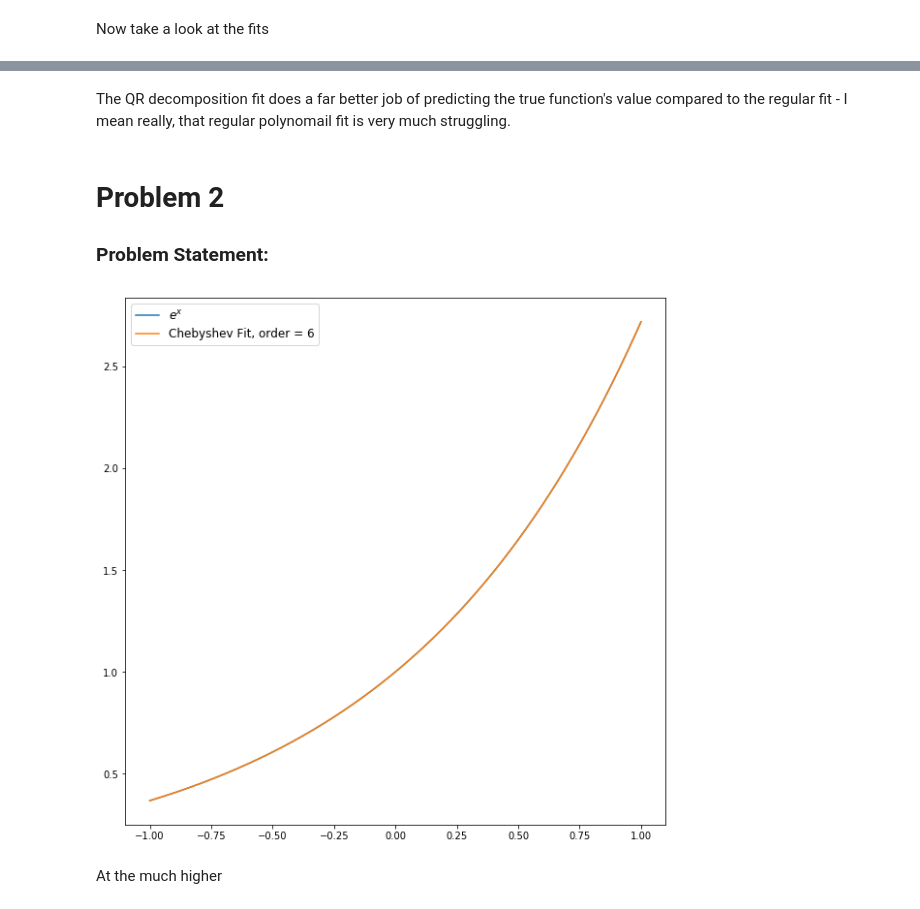
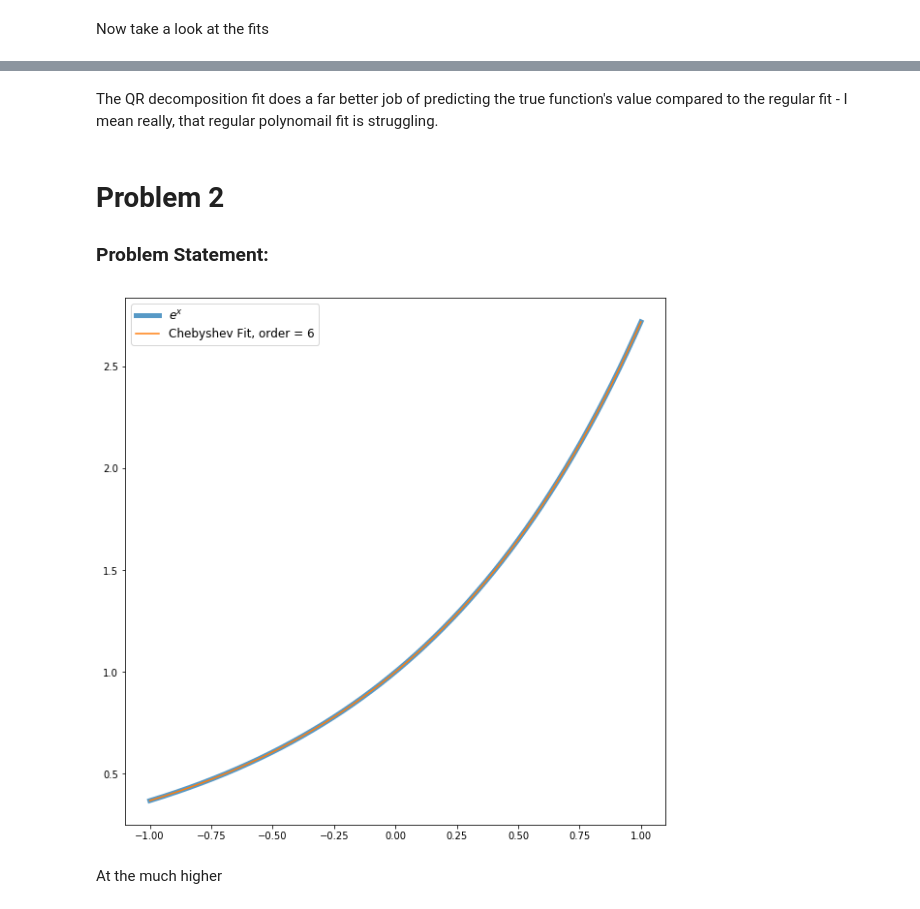
Before and after one commit to marcusmerryfield/phys641_hw, a Jupyter notebook: assignment_2/assignment_2.ipynb, the cells around one changed output, grey strips where cells are left out. Saved outputs shown, nothing was run; the diff lists cells and outputs as text; code cells hidden in the pictures.

```diff
--- a/assignment_2/assignment_2.ipynb
+++ b/assignment_2/assignment_2.ipynb
@@ -108,5 +114,5 @@ plt.legend(fontsize='large')
 # %% [markdown]
-The QR decomposition fit does a far better job of predicting the true function's value compared to the regular fit - I mean really, that regular polynomail fit is very much struggling.
+The QR decomposition fit does a far better job of predicting the true function's value compared to the regular fit - I mean really, that regular polynomail fit is struggling.
 # %% [markdown]
 # Problem 2
 
@@ -135,12 +141,12 @@ for i in range(order+1):
     fit_ord_6 += m_ord_6[i]*np.cos(i*np.arccos(x))
 # %%
 fig = plt.figure(figsize=(10,10))
-plt.plot(x,y,label='$e^x$')
+plt.plot(x,y,label='$e^x$',linewidth=5,alpha=0.75)
 plt.plot(x,fit_ord_6,label='Chebyshev Fit, order = %s' % (str(order)))
 plt.legend(fontsize='large')
 plt.show()
 # %% [output]
-[figure, old version]
+[figure, new version]
 # %% [markdown]
 At the much higher
 # %%
```
Also changed, not shown: parts of 37 cells of this notebook.
